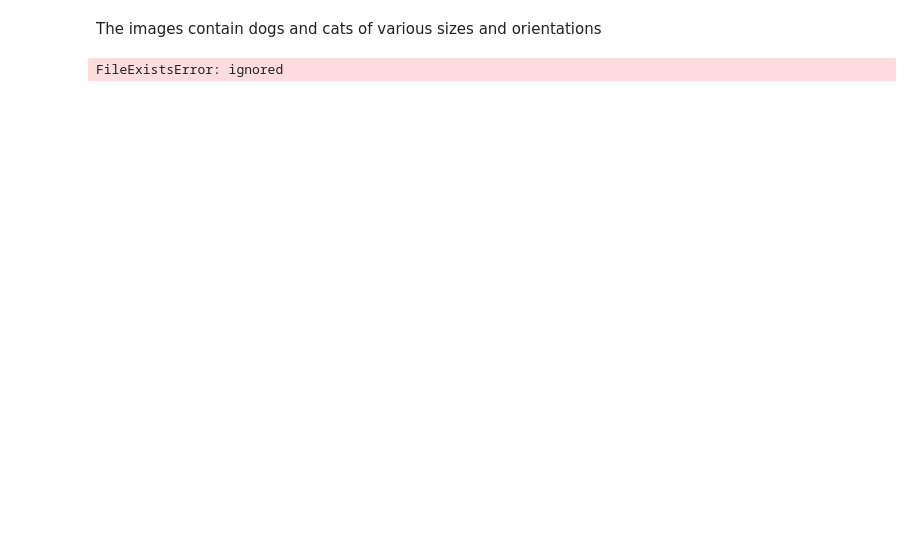
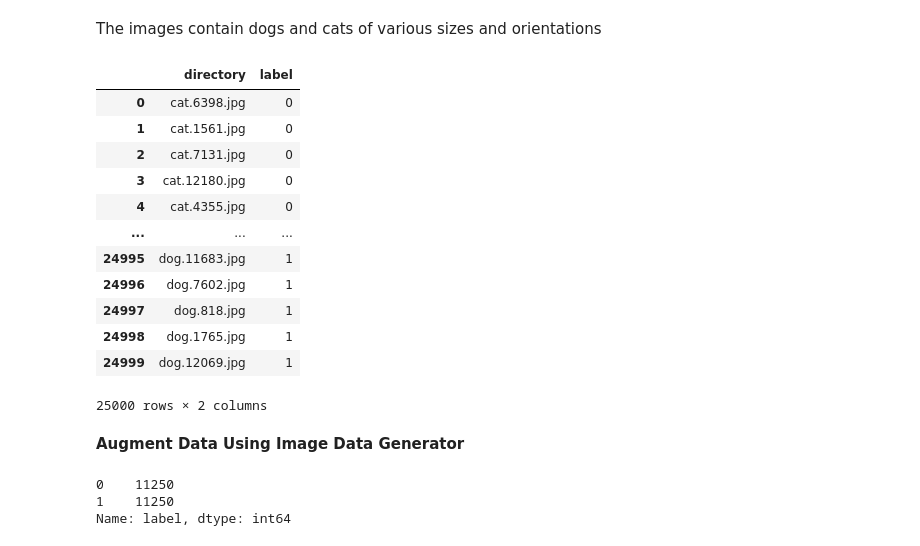
Before and after one commit to KimaniKibuthu/cats-vs-dogs, a Jupyter notebook: Cats_Vs_Dogs.ipynb, the cells around one changed output. Cells and saved outputs as stored; diff of their text form; code cells hidden in the pictures; blank space fills up the shorter version.

```diff
--- a/Cats_Vs_Dogs.ipynb
+++ b/Cats_Vs_Dogs.ipynb
@@ -120,14 +228,51 @@ for sample in dog_samples:
 The images contain dogs and cats of various sizes and orientations
 # %%
 # Move cats to a directory on themselves
-cat_dir = os.mkdir(os.path.join(dir, 'cat'))
-dog_dir = os.mkdir(os.path.join(dir, 'dog'))
+# cat_dir = os.mkdir(os.path.join(dir, 'cat'))
+# dog_dir = os.mkdir(os.path.join(dir, 'dog'))
 
-# Move
-for sample in sample_cats:
-  shutil.move(os.path.join(dir, sample), cat_dir)
+# # Move
+# for sample in sample_cats:
+#   shutil.move(os.path.join(dir, sample), cat_dir)
 
-for sample in sample_dogs:
-  shutil.move(os.path.join(dir, sample), dog_dir)
+# for sample in sample_dogs:
+#   shutil.move(os.path.join(dir, sample), dog_dir)
-# %% [output]
-FileExistsError: ignored
+# %%
+# Create DataFrame
+
+# cat
+cat_labels = np.zeros((12500,1), dtype=int)
+
+cat_df = pd.DataFrame(sample_cats, columns=['directory'])
+
+cat_df['label'] = cat_labels
+
+# Dog
+dog_labels = np.ones((12500,1), dtype=int)
+
+dog_df = pd.DataFrame(sample_dogs, columns=['directory'])
+
+dog_df['label'] = dog_labels
+
+# Combine
+
+final_df = pd.concat([cat_df, dog_df])
+final_df.reset_index(drop=True, inplace=True)
+# %%
+final_df
+# %% [output]
+|  | directory | label |
+| 0 | cat.6398.jpg | 0 |
+| 1 | cat.1561.jpg | 0 |
+| 2 | cat.7131.jpg | 0 |
+| 3 | cat.12180.jpg | 0 |
+| 4 | cat.4355.jpg | 0 |
+| ... | ... | ... |
+| 24995 | dog.11683.jpg | 1 |
+| 24996 | dog.7602.jpg | 1 |
+| 24997 | dog.818.jpg | 1 |
+| 24998 | dog.1765.jpg | 1 |
+| 24999 | dog.12069.jpg | 1 |
+25000 rows × 2 columns
+# %% [markdown]
+**Augment Data Using Image Data Generator**
@@ -133,0 +290,6 @@ FileExistsError: ignored
+# %%
+train['label'].value_counts()
+# %% [output]
+0    11250
+1    11250
+Name: label, dtype: int64
```
Also changed, not shown: parts of 32 cells of this notebook.
